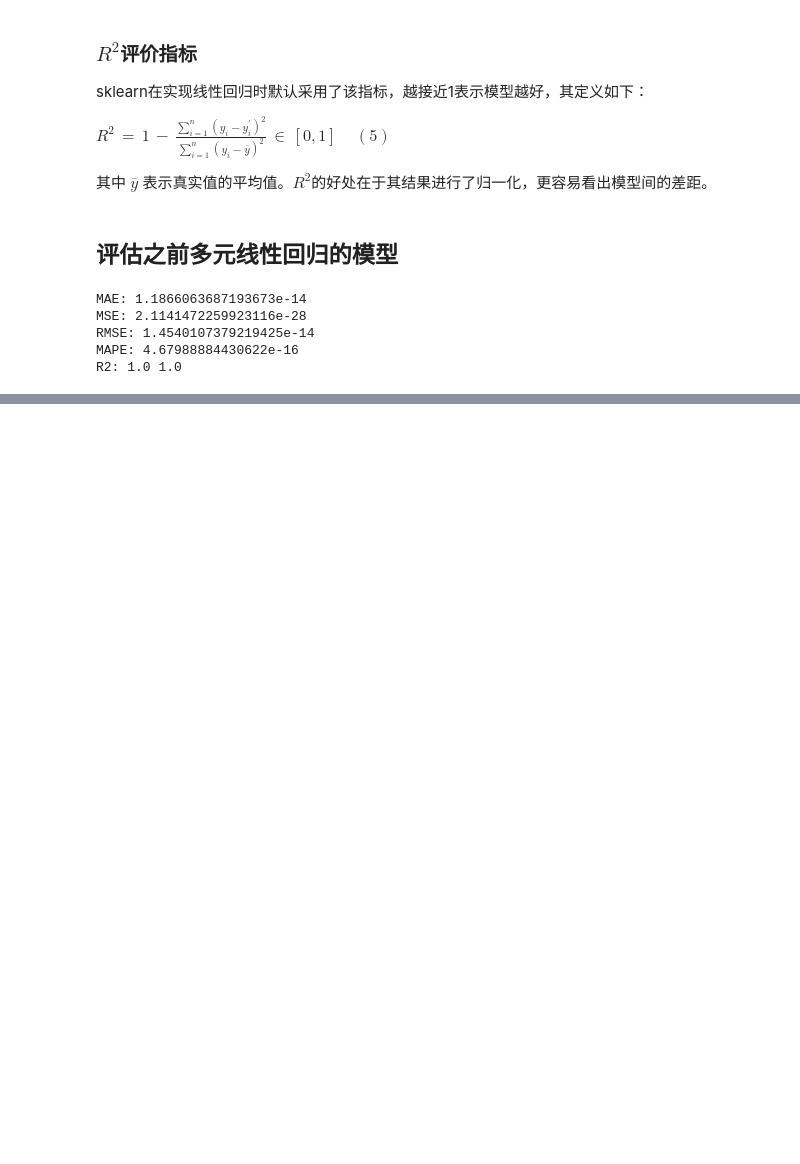
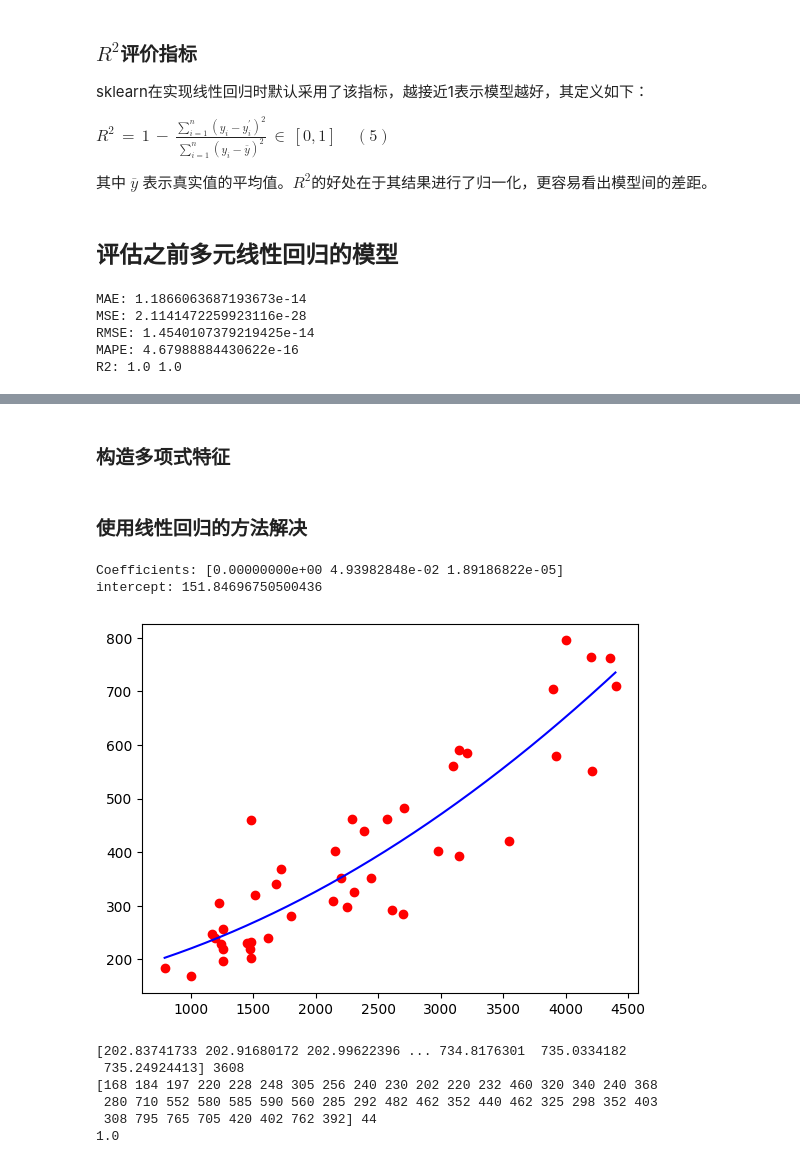
Before and after one commit to SILENT-GUO/MCM_works, a Jupyter notebook: 模型相关/回归.ipynb, the cells around one changed output, grey strips where cells are left out. Drawn from its saved outputs; the diff is of its cells as text; code cells hidden in the pictures; blank space fills up the shorter version.

```diff
--- a/模型相关/回归.ipynb
+++ b/模型相关/回归.ipynb
@@ -221,0 +231,54 @@ R2: 1.0 1.0
+# %%
+data = [(1000,168),(792,184),(1260,197),(1262,220),(1240,228),(1170,248),(1230,305),(1255,256),(1194,240),(1450,230),(1481,202),(1475,220),(1482,232),(1484,460),(1512,320),(1680,340),(1620,240),(1720,368),(1800,280),(4400,710),(4212,552),(3920,580),(3212,585),(3151,590),(3100,560),(2700,285),(2612,292),(2705,482),(2570,462),(2442,352),(2387,440),(2292,462),(2308,325),(2252,298),(2202,352),(2157,403),(2140,308),(4000,795),(4200,765),(3900,705),(3544,420),(2980,402),(4355,762),(3150,392)]
+xtrain, ytrain = [], []
+for i in range(len(data)):
+    xtrain.append(data[i][0])
+    ytrain.append(data[i][1])
+xtrain = np.array(xtrain).reshape([len(xtrain), 1])
+ytrain = np.array(ytrain)
+xtest = np.arange(min(xtrain) , max(xtrain)).reshape([-1, 1])
+# %% [markdown]
+### 构造多项式特征
+# %%
+# degree=2 means quadratic polynomial
+poly_reg_x =PolynomialFeatures(degree=2)
+# Construct xtrain quadratic polynomial feature xtrain_poly
+xtrain_poly=poly_reg_x.fit_transform(xtrain)
+xtest_poly = poly_reg_x.fit_transform(xtest)
+# %% [markdown]
+### 使用线性回归的方法解决
+# %%
+# Create a linear regression model
+model = linear_model.LinearRegression()
+model.fit(xtrain_poly,ytrain) # model fitting
+# predict
+ytest = model.predict(xtest_poly)
+# %%
+# View regression coefficients
+print('Coefficients:',model.coef_)
+# view intercept
+print('intercept:',model.intercept_)
+
+# Draw scatter plots、
+plt.scatter(xtrain, ytrain, color='red')
+plt.plot(xtest, ytest, color='blue')
+plt.show()
+# %% [output]
+Coefficients: [0.00000000e+00 4.93982848e-02 1.89186822e-05]
+intercept: 151.84696750500436
+[figure, added]
+# %%
+print(ytest, len(ytest))
+print(ytrain, len(ytrain))
+y_pre = np.array(ytest)
+y = np.array(ytrain)
+
+print(model.score(xtest_poly,ytest))
+# MSE(y,y_pre)
+# %% [output]
+[202.83741733 202.91680172 202.99622396 ... 734.8176301  735.0334182
+ 735.24924413] 3608
+[168 184 197 220 228 248 305 256 240 230 202 220 232 460 320 340 240 368
+ 280 710 552 580 585 590 560 285 292 482 462 352 440 462 325 298 352 403
+ 308 795 765 705 420 402 762 392] 44
+1.0
```
Also changed, not shown: parts of 5 cells of this notebook.
